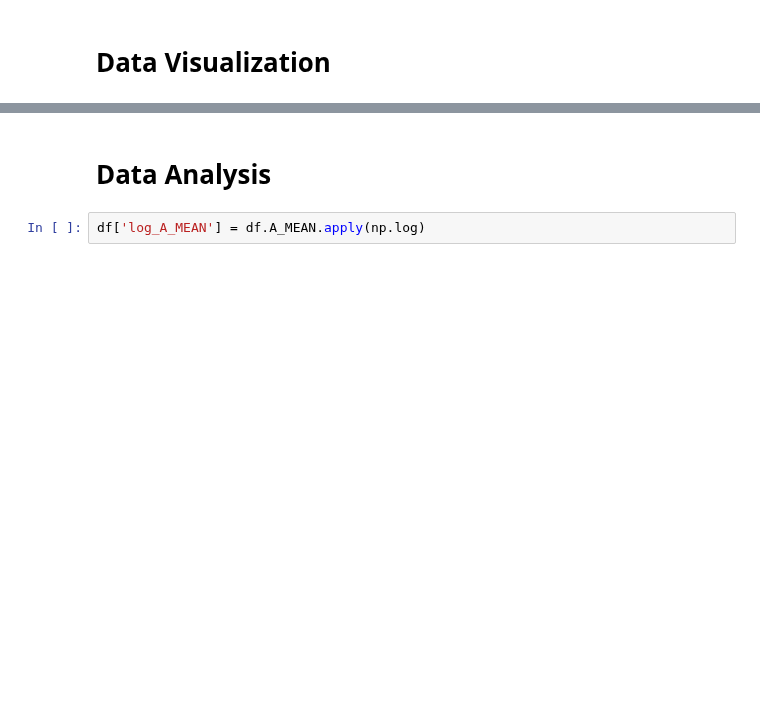
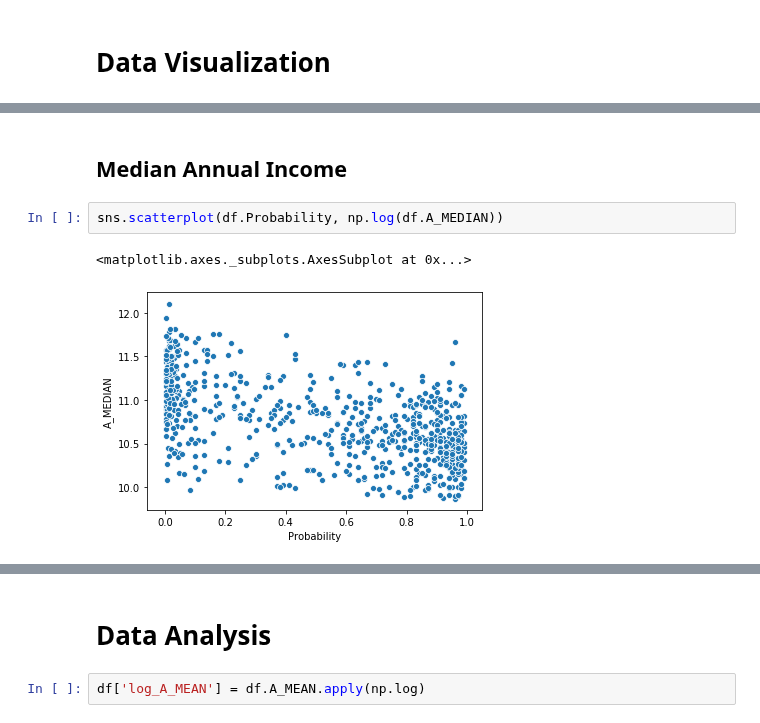
Before and after one commit to COGS108/group11_sp20, a Jupyter notebook: eda/wageanalysis.ipynb, the cells around one changed output, grey strips where cells are left out. Drawn from its saved outputs; the diff is of its cells as text; blank space fills up the shorter version.

```diff
--- a/eda/wageanalysis.ipynb
+++ b/eda/wageanalysis.ipynb
@@ -105,0 +114,7 @@ sns.distplot(np.log(df.A_MEAN))
+# %% [markdown]
+## Median Annual Income
+# %%
+sns.scatterplot(df.Probability, np.log(df.A_MEDIAN))
+# %% [output]
+<matplotlib.axes._subplots.AxesSubplot at 0x...>
+[figure, added]
```
Also changed, not shown: parts of 20 cells of this notebook.
